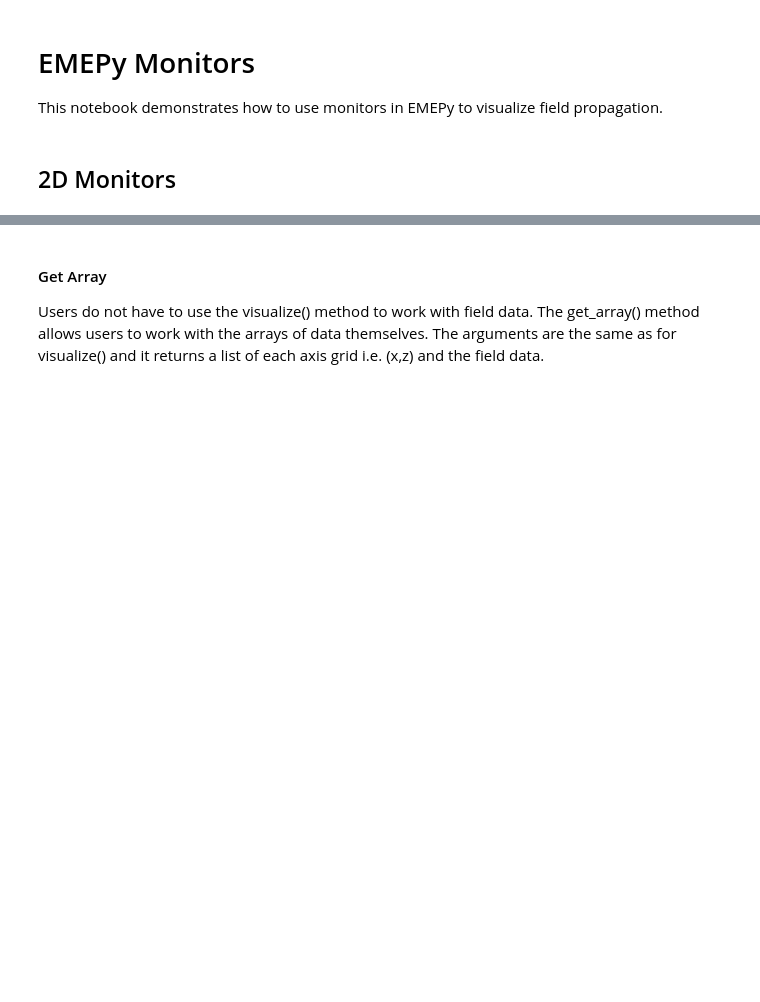
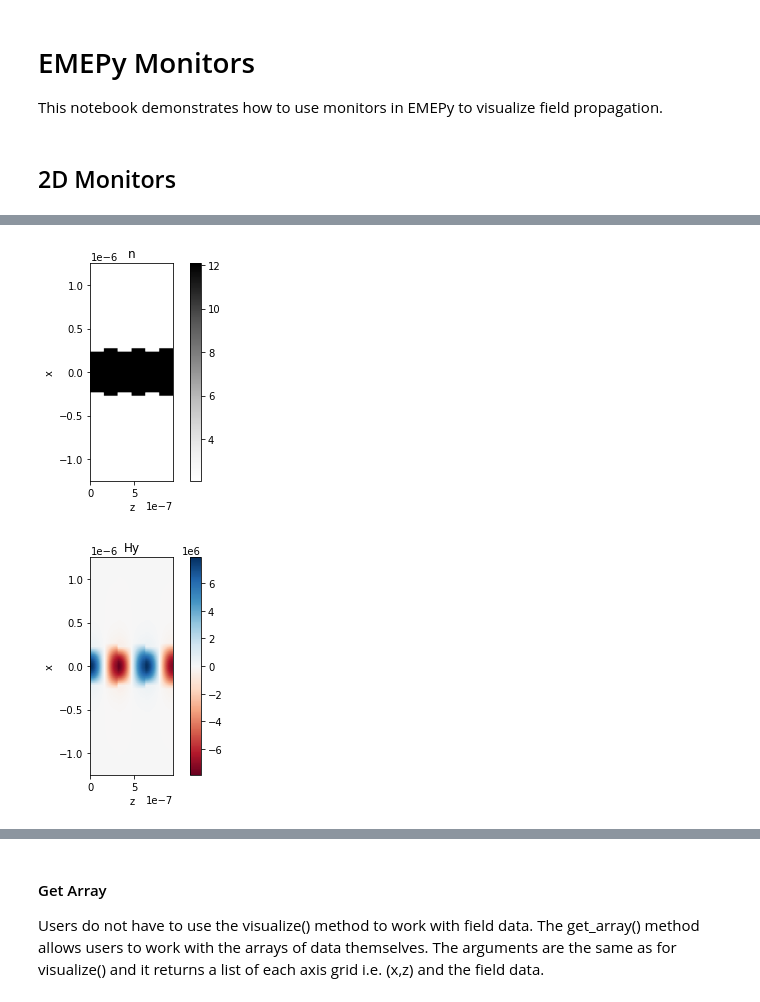
Before and after one commit to BYUCamachoLab/emepy, a Jupyter notebook: examples/tutorials/monitors.ipynb, the cells around one changed output, grey strips where cells are left out. Cells and saved outputs as stored; diff of their text form; code cells hidden in the pictures; blank space fills up the shorter version.

```diff
--- a/examples/tutorials/monitors.ipynb
+++ b/examples/tutorials/monitors.ipynb
@@ -48,0 +57,19 @@ eme.add_layer(Layer(mode_solver2, num_modes, wavelength, length))  # Second half
+# %%
+eme.reset(full_reset=False)
+
+monitor = eme.add_monitor(axes="xz")
+
+eme.propagate()  # propagate at given wavelength
+
+plt.figure()
+monitor.visualize(component="n")
+plt.colorbar()
+plt.show()
+
+plt.figure()
+monitor.visualize(component="Hy")
+plt.colorbar()
+plt.show()
+# %% [output]
+[figure, added]
+[figure, added]
```
Also changed, not shown: parts of 8 cells of this notebook, 2 other files.
